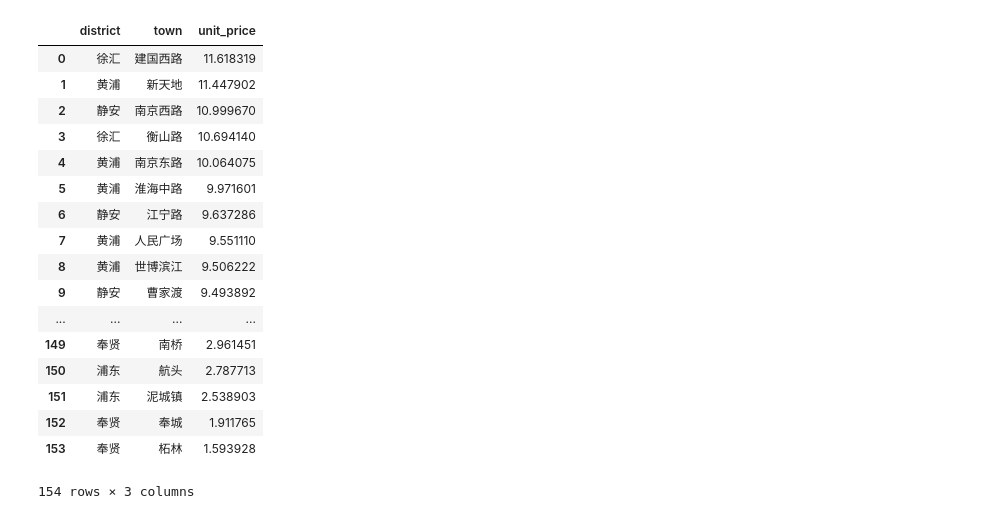
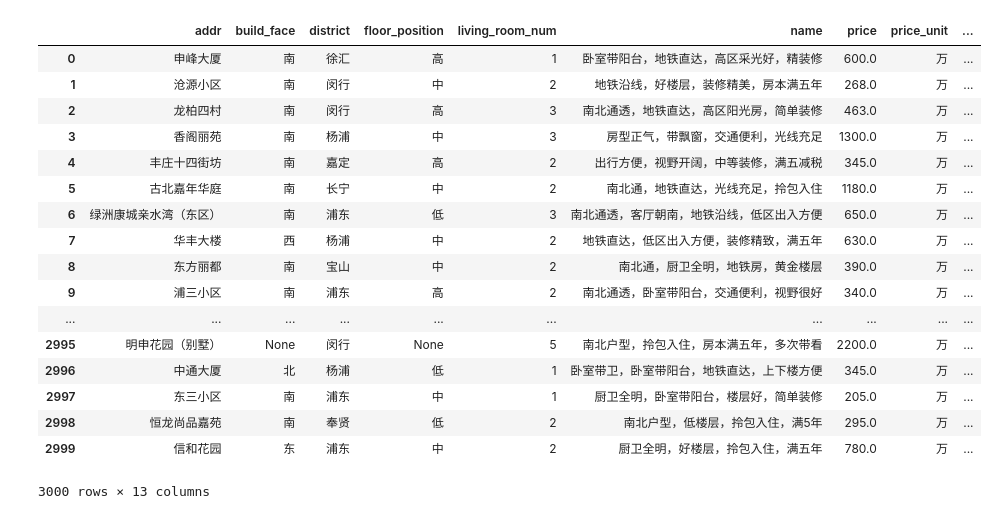
Before and after one commit to lxyangfan/lianjia-analysis, a Jupyter notebook: etl.ipynb, the cells around one changed output. Drawn from its saved outputs; the diff is of its cells as text; code cells hidden in the pictures.

```diff
--- a/etl.ipynb
+++ b/etl.ipynb
@@ -2,10 +2,3 @@
 #-*- encoding:utf-8 -*-
 import pandas as pd
 import json
-# %%
-dict_list_file = "data/props.json"
-dict_list = None
-with open(dict_list_file) as f:
-    dict_list = json.load(f)
-
-dict_list
@@ -30,22 +5,35 @@ dict_list
-# %%
-dist_town_price = pd.DataFrame.from_dict(dict_list)
-dist_town_price
-# %% [output]
-|  | district | town | unit_price |
-| 0 | 徐汇 | 建国西路 | 11.618319 |
-| 1 | 黄浦 | 新天地 | 11.447902 |
-| 2 | 静安 | 南京西路 | 10.999670 |
-| 3 | 徐汇 | 衡山路 | 10.694140 |
-| 4 | 黄浦 | 南京东路 | 10.064075 |
-| 5 | 黄浦 | 淮海中路 | 9.971601 |
-| 6 | 静安 | 江宁路 | 9.637286 |
-| 7 | 黄浦 | 人民广场 | 9.551110 |
-| 8 | 黄浦 | 世博滨江 | 9.506222 |
-| 9 | 静安 | 曹家渡 | 9.493892 |
-| ... | ... | ... | ... |
-| 149 | 奉贤 | 南桥 | 2.961451 |
-| 150 | 浦东 | 航头 | 2.787713 |
-| 151 | 浦东 | 泥城镇 | 2.538903 |
-| 152 | 奉贤 | 奉城 | 1.911765 |
-| 153 | 奉贤 | 柘林 | 1.593928 |
-154 rows × 3 columns
+# %%
+def load_dict_list_json(file_name):
+    """
+        读取json到dict_list中
+    :param file_name:
+    :return:
+    """
+    with open(file_name, mode="r") as json_file:
+        return json.load(json_file)
+# %%
+raw_list = load_dict_list_json("data/preowened-2017-06-30.json")
+dict_list = []
+for one_page_data in raw_list:
+    dict_list.extend(one_page_data)
+dist_town_price = pd.DataFrame.from_dict(dict_list).astype({'price': float })
+dist_town_price
+# %% [output]
+|  | addr | build_face | district | floor_position | living_room_num | name | price | price_unit | ... |
+| 0 | 申峰大厦 | 南 | 徐汇 | 高 | 1 | 卧室带阳台，地铁直达，高区采光好，精装修 | 600.0 | 万 | ... |
+| 1 | 沧源小区 | 南 | 闵行 | 中 | 2 | 地铁沿线，好楼层，装修精美，房本满五年 | 268.0 | 万 | ... |
+| 2 | 龙柏四村 | 南 | 闵行 | 高 | 3 | 南北通透，地铁直达，高区阳光房，简单装修 | 463.0 | 万 | ... |
+| 3 | 香阁丽苑 | 南 | 杨浦 | 中 | 3 | 房型正气，带飘窗，交通便利，光线充足 | 1300.0 | 万 | ... |
+| 4 | 丰庄十四街坊 | 南 | 嘉定 | 高 | 2 | 出行方便，视野开阔，中等装修，满五减税 | 345.0 | 万 | ... |
+| 5 | 古北嘉年华庭 | 南 | 长宁 | 中 | 2 | 南北通，地铁直达，光线充足，拎包入住 | 1180.0 | 万 | ... |
+| 6 | 绿洲康城亲水湾（东区） | 南 | 浦东 | 低 | 3 | 南北通透，客厅朝南，地铁沿线，低区出入方便 | 650.0 | 万 | ... |
+| 7 | 华丰大楼 | 西 | 杨浦 | 中 | 2 | 地铁直达，低区出入方便，装修精致，满五年 | 630.0 | 万 | ... |
+| 8 | 东方丽都 | 南 | 宝山 | 中 | 2 | 南北通，厨卫全明，地铁房，黄金楼层 | 390.0 | 万 | ... |
+| 9 | 浦三小区 | 南 | 浦东 | 高 | 2 | 南北通透，卧室带阳台，交通便利，视野很好 | 340.0 | 万 | ... |
+| ... | ... | ... | ... | ... | ... | ... | ... | ... | ... |
+| 2995 | 明申花园（别墅） | None | 闵行 | None | 5 | 南北户型，拎包入住，房本满五年，多次带看 | 2200.0 | 万 | ... |
+| 2996 | 中通大厦 | 北 | 杨浦 | 低 | 1 | 卧室带卫，卧室带阳台，地铁直达，上下楼方便 | 345.0 | 万 | ... |
+| 2997 | 东三小区 | 南 | 浦东 | 中 | 1 | 厨卫全明，卧室带阳台，楼层好，简单装修 | 205.0 | 万 | ... |
+| 2998 | 恒龙尚品嘉苑 | 南 | 奉贤 | 低 | 2 | 南北户型，低楼层，拎包入住，满5年 | 295.0 | 万 | ... |
+| 2999 | 信和花园 | 东 | 浦东 | 中 | 2 | 厨卫全明，好楼层，拎包入住，满五年 | 780.0 | 万 | ... |
+3000 rows × 13 columns
```
Also changed, not shown: parts of 3 cells of this notebook, 6 other files.
